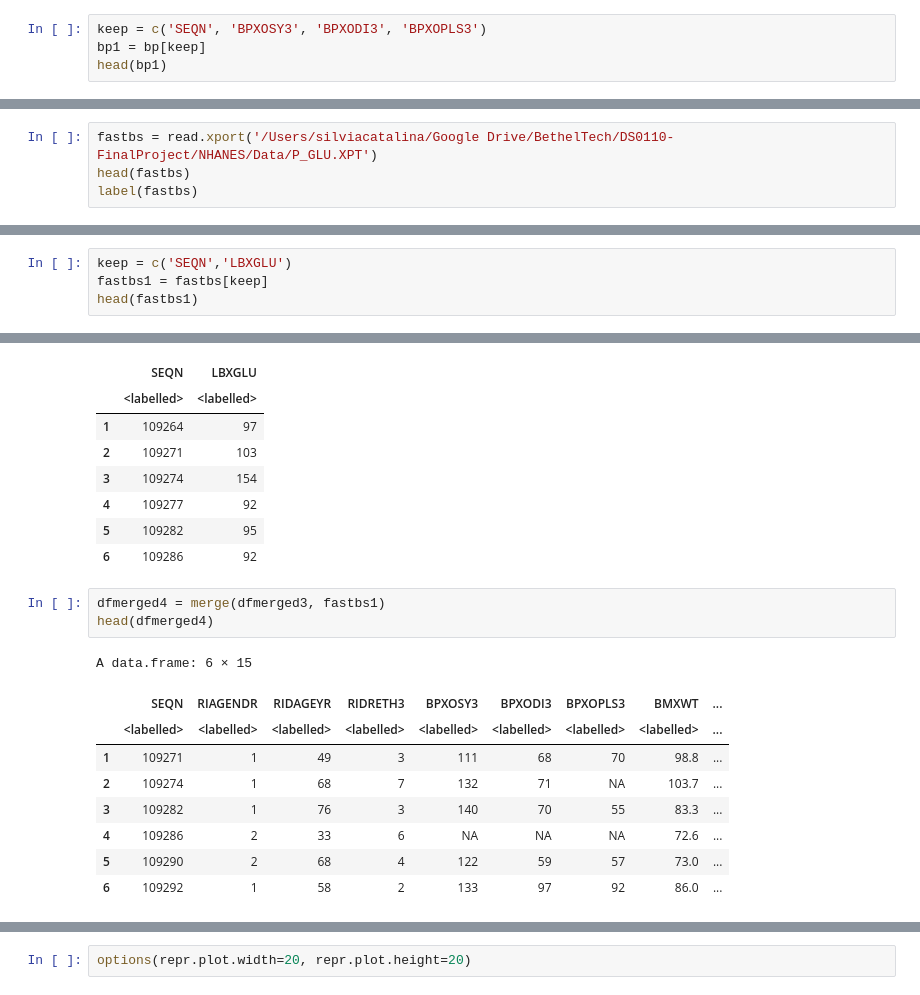
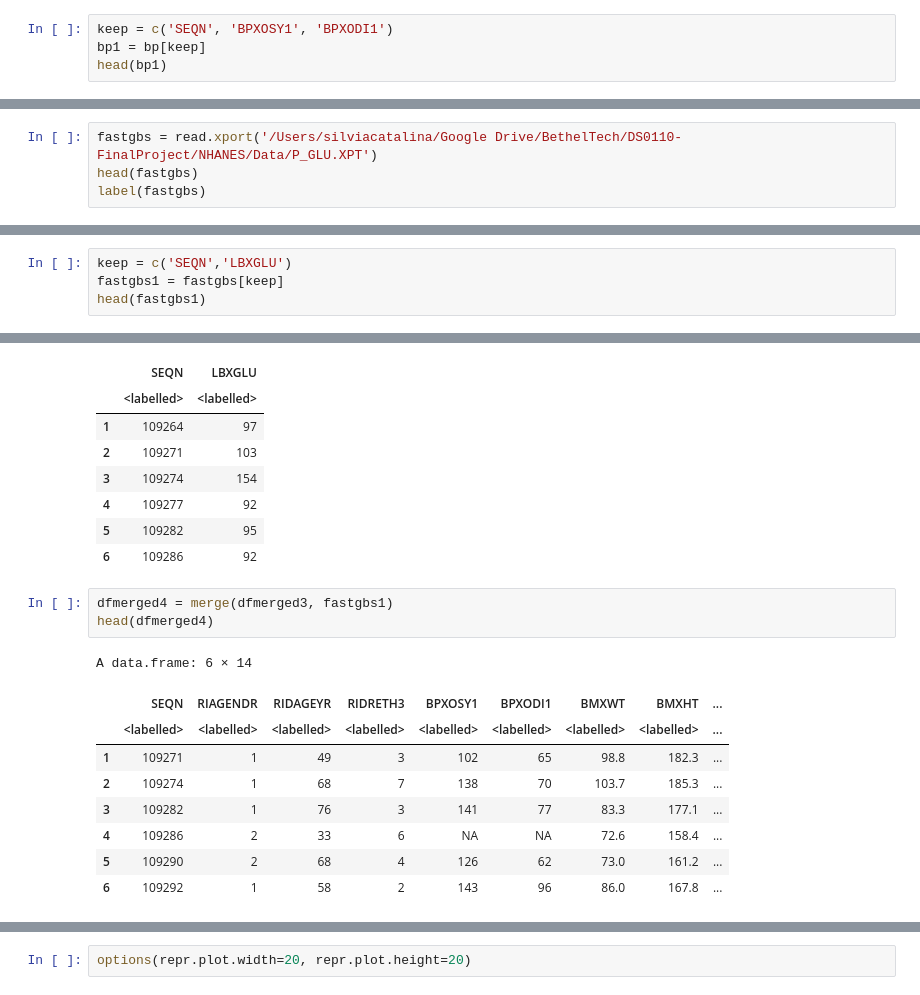
Before and after one commit to sccatalina/FinalProject, a Jupyter notebook: HealthNutrition.R.ipynb, the cells around one changed output, grey strips where cells are left out. Saved outputs shown, nothing was run; the diff lists cells and outputs as text.

```diff
--- a/HealthNutrition.R.ipynb
+++ b/HealthNutrition.R.ipynb
@@ -109,7 +109,7 @@ A data.frame: 6 × 12
                                BPXOPLS2                                BPXOPLS3
     "Pulse - 2nd oscillometric reading"     "Pulse - 3rd oscillometric reading"
 # %%
-keep = c('SEQN', 'BPXOSY3', 'BPXODI3', 'BPXOPLS3')
+keep = c('SEQN', 'BPXOSY1', 'BPXODI1')
 bp1 = bp[keep]
 head(bp1)
 # %% [output]
@@ -312,7 +312,7 @@ A data.frame: 6 × 14
 # %%
-fastbs = read.xport('/Users/silviacatalina/Google Drive/BethelTech/DS0110-FinalProject/NHANES/Data/P_GLU.XPT')
-head(fastbs)
-label(fastbs)
+fastgbs = read.xport('/Users/silviacatalina/Google Drive/BethelTech/DS0110-FinalProject/NHANES/Data/P_GLU.XPT')
+head(fastgbs)
+label(fastgbs)
 # %% [output]
 A data.frame: 6 × 4
 |  | SEQN | WTSAFPRP | LBXGLU | LBDGLUSI |
@@ -329,8 +329,8 @@ A data.frame: 6 × 4
    "Fasting Glucose (mg/dL)"   "Fasting Glucose (mmol/L)"
 # %%
 keep = c('SEQN','LBXGLU')
-fastbs1 = fastbs[keep]
-head(fastbs1)
+fastgbs1 = fastgbs[keep]
+head(fastgbs1)
 # %% [output]
 A data.frame: 6 × 2
 |  | SEQN | LBXGLU |
@@ -342,16 +342,16 @@ A data.frame: 6 × 2
 | 5 | 109282 | 95 |
 | 6 | 109286 | 92 |
 # %%
-dfmerged4 = merge(dfmerged3, fastbs1)
+dfmerged4 = merge(dfmerged3, fastgbs1)
 head(dfmerged4)
 # %% [output]
-A data.frame: 6 × 15
+A data.frame: 6 × 14
-|  | SEQN | RIAGENDR | RIDAGEYR | RIDRETH3 | BPXOSY3 | BPXODI3 | BPXOPLS3 | BMXWT | ... |
+|  | SEQN | RIAGENDR | RIDAGEYR | RIDRETH3 | BPXOSY1 | BPXODI1 | BMXWT | BMXHT | ... |
 |  | <labelled> | <labelled> | <labelled> | <labelled> | <labelled> | <labelled> | <labelled> | <labelled> | ... |
-| 1 | 109271 | 1 | 49 | 3 | 111 | 68 | 70 | 98.8 | ... |
-| 2 | 109274 | 1 | 68 | 7 | 132 | 71 | NA | 103.7 | ... |
-| 3 | 109282 | 1 | 76 | 3 | 140 | 70 | 55 | 83.3 | ... |
-| 4 | 109286 | 2 | 33 | 6 | NA | NA | NA | 72.6 | ... |
-| 5 | 109290 | 2 | 68 | 4 | 122 | 59 | 57 | 73.0 | ... |
-| 6 | 109292 | 1 | 58 | 2 | 133 | 97 | 92 | 86.0 | ... |
+| 1 | 109271 | 1 | 49 | 3 | 102 | 65 | 98.8 | 182.3 | ... |
+| 2 | 109274 | 1 | 68 | 7 | 138 | 70 | 103.7 | 185.3 | ... |
+| 3 | 109282 | 1 | 76 | 3 | 141 | 77 | 83.3 | 177.1 | ... |
+| 4 | 109286 | 2 | 33 | 6 | NA | NA | 72.6 | 158.4 | ... |
+| 5 | 109290 | 2 | 68 | 4 | 126 | 62 | 73.0 | 161.2 | ... |
+| 6 | 109292 | 1 | 58 | 2 | 143 | 96 | 86.0 | 167.8 | ... |
 # %%
```
Also changed, not shown: parts of 10 cells of this notebook.
